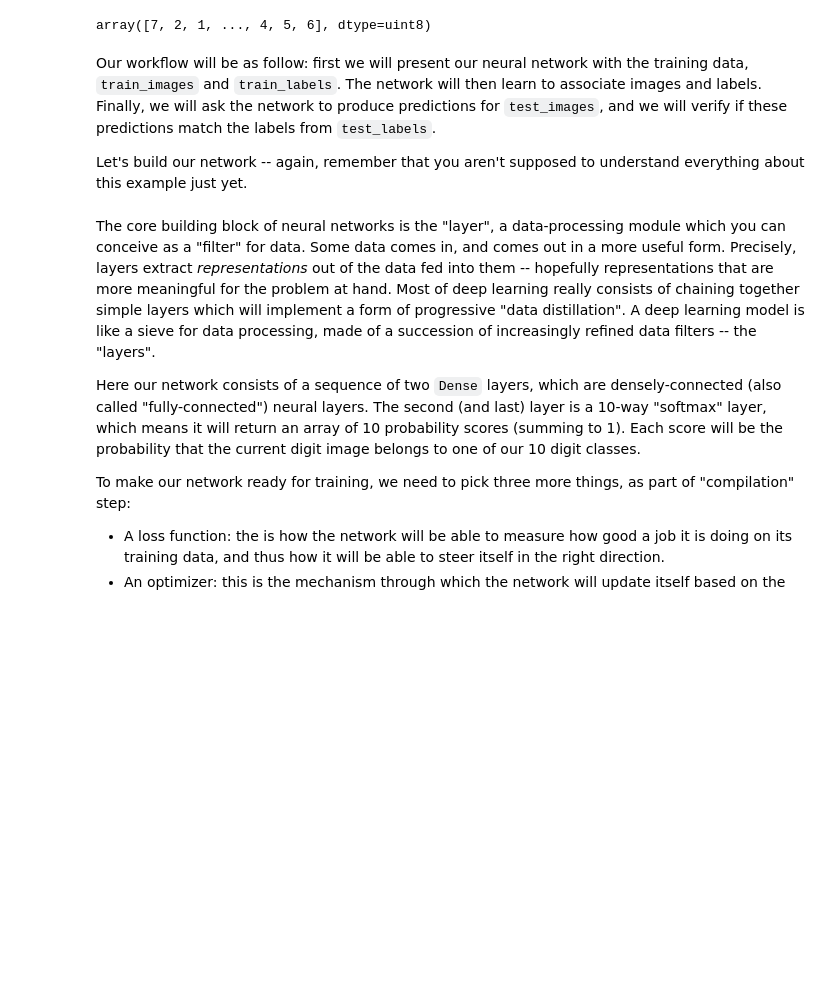
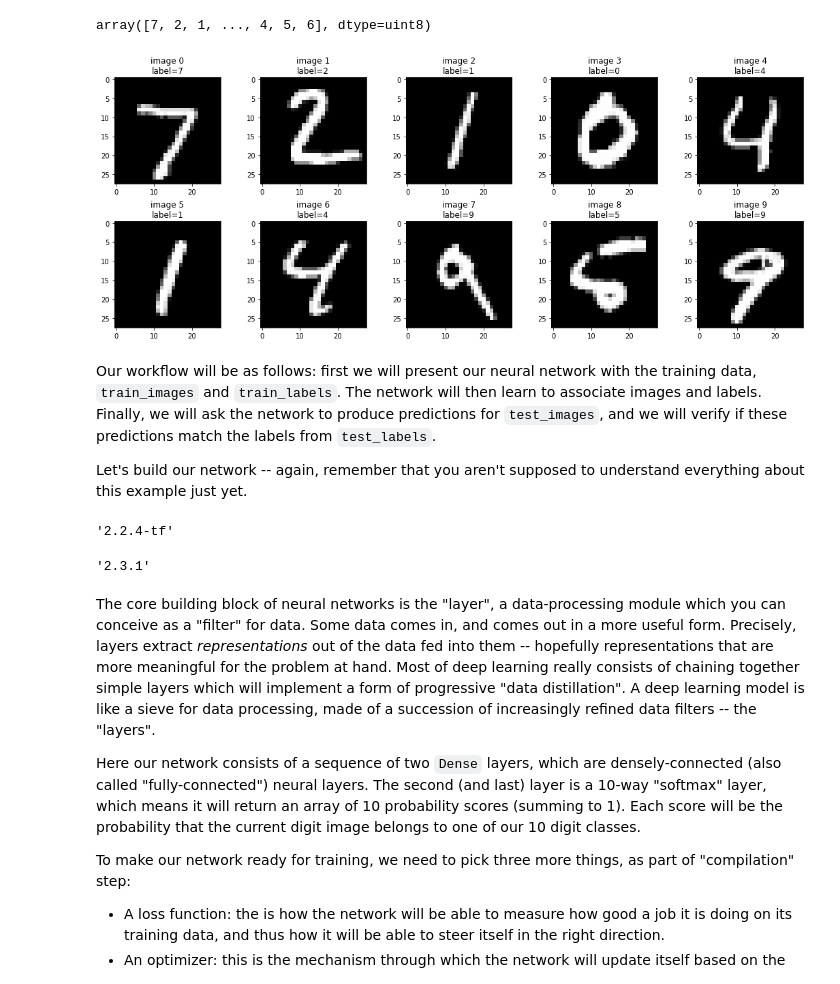
Before and after one commit to pjleimbigler/deep-learning-with-python-notebooks, a Jupyter notebook: 2.1-a-first-look-at-a-neural-network.ipynb, the cells around one changed output. Cells and saved outputs as stored; diff of their text form; code cells hidden in the pictures; blank space fills up the shorter version.

```diff
--- a/2.1-a-first-look-at-a-neural-network.ipynb
+++ b/2.1-a-first-look-at-a-neural-network.ipynb
@@ -121,8 +128,12 @@ len(test_labels)
 test_labels
 # %% [output]
 array([7, 2, 1, ..., 4, 5, 6], dtype=uint8)
+# %%
+show_digits(test_images, test_labels, None, 2, 5, 0)
+# %% [output]
+[figure, added]
 # %% [markdown]
-Our workflow will be as follow: first we will present our neural network with the training data, `train_images` and `train_labels`. The
+Our workflow will be as follows: first we will present our neural network with the training data, `train_images` and `train_labels`. The
 network will then learn to associate images and labels. Finally, we will ask the network to produce predictions for `test_images`, and we
 will verify if these predictions match the labels from `test_labels`.
 
@@ -136,0 +149,12 @@ network.add(layers.Dense(10, activation='softmax'))
+# %%
+# 2019-11-07: let's try to modernize the above code cell based on
+# https://www.tensorflow.org/guide/keras
+from tensorflow import keras
+keras.__version__
+# %% [output]
+'2.2.4-tf'
+# %%
+import keras as keras_direct_import
+keras_direct_import.__version__
+# %% [output]
+'2.3.1'
```
Also changed, not shown: parts of 18 cells of this notebook, 1 other file.
